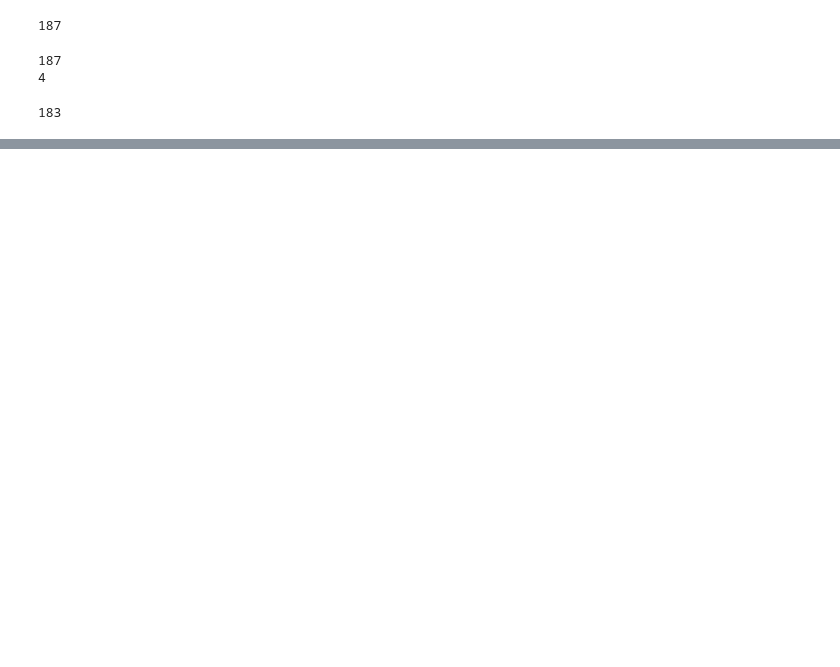
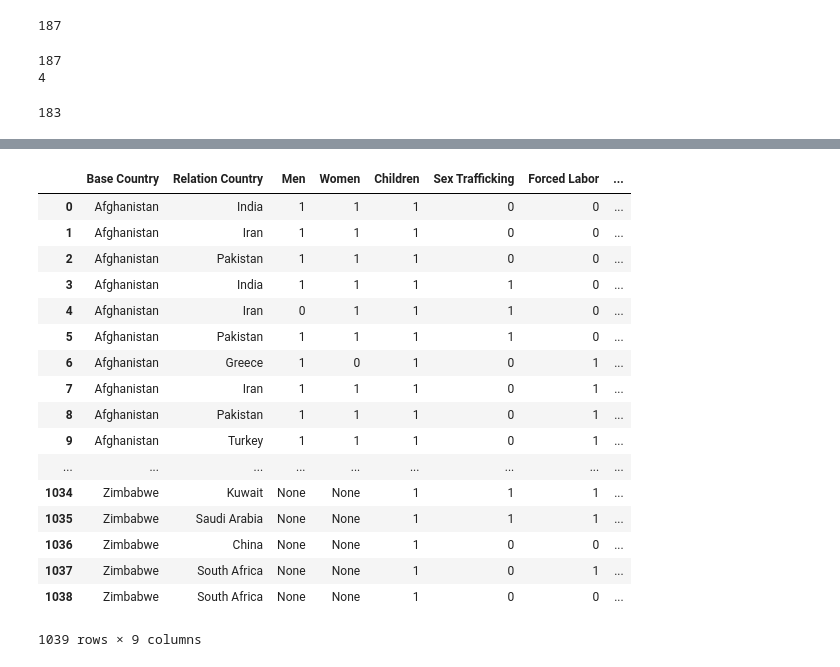
Before and after one commit to remco-mooij/human-trafficking, a Jupyter notebook: tolu.ipynb, the cells around one changed output, grey strips where cells are left out. Drawn from its saved outputs; the diff is of its cells as text; code cells hidden in the pictures; blank space fills up the shorter version.

```diff
--- a/tolu.ipynb
+++ b/tolu.ipynb
@@ -92,11 +93,11 @@ def extract_info(countries_list,text):
         else:
             countries_up.append(i.upper()+":")
     new_list = []
-    a = text.split(countries_list[0])
-    for i in range(len(countries_list)-1):
-        a = a[1].split(countries_list[i+1])
+    a = text.split(countries_up[0])
+    for i in range(len(countries_up)-1):
+        a = a[1].split(countries_up[i+1])
         new_list.append(a[0])
-        if i+1 == len(countries_list)-1:
+        if i+1 == len(countries_up)-1:
             new_list.append(a[1].split("469RELEVANT INTERNATIONAL CONVENTIONS")[0])
     return new_list
 
@@ -259,2 +191,0 @@ combinations
-# %%
-b = [i for i in text for j in combinations if all(k in i for k in j)]
@@ -269,29 +191,0 @@ response = open("tolu1.ipynb.html")
-# %%
-text = response.read()
-
-soup = BeautifulSoup(text, 'lxml')
-# see some of the html
-print(soup.div)
-dictionary = {'nbformat': 4, 'nbformat_minor': 1, 'cells': [], 'metadata': {}}
-for d in soup.findAll("div"):
-    if 'class' in d.attrs.keys():
-        for clas in d.attrs["class"]:
-            if clas in ["text_cell_render", "input_area"]:
-                # code cell
-                if clas == "input_area":
-                    cell = {}
-                    cell['metadata'] = {}
-                    cell['outputs'] = []
-                    cell['source'] = [d.get_text()]
-                    cell['execution_count'] = None
-                    cell['cell_type'] = 'code'
-                    dictionary['cells'].append(cell)
-
-                else:
-                    cell = {}
-                    cell['metadata'] = {}
-
-                    cell['source'] = [d.decode_contents()]
-                    cell['cell_type'] = 'markdown'
-                    dictionary['cells'].append(cell)
-open('notebook.ipynb', 'w').write(json.dumps(dictionary))
@@ -300,0 +192,4 @@ None
+# %%
+a = list(trafficking_profile[100].values())[0].split(".")
+a = a[:len(a)-1]
+a
@@ -300,0 +290,21 @@ None
+# %%
+get_dataframe(countries,normal_countr,trafficking_profile)
+# %% [output]
+|  | Base Country | Relation Country | Men | Women | Children | Sex Trafficking | Forced Labor | ... |
+| 0 | Afghanistan | India | 1 | 1 | 1 | 0 | 0 | ... |
+| 1 | Afghanistan | Iran | 1 | 1 | 1 | 0 | 0 | ... |
+| 2 | Afghanistan | Pakistan | 1 | 1 | 1 | 0 | 0 | ... |
+| 3 | Afghanistan | India | 1 | 1 | 1 | 1 | 0 | ... |
+| 4 | Afghanistan | Iran | 0 | 1 | 1 | 1 | 0 | ... |
+| 5 | Afghanistan | Pakistan | 1 | 1 | 1 | 1 | 0 | ... |
+| 6 | Afghanistan | Greece | 1 | 0 | 1 | 0 | 1 | ... |
+| 7 | Afghanistan | Iran | 1 | 1 | 1 | 0 | 1 | ... |
+| 8 | Afghanistan | Pakistan | 1 | 1 | 1 | 0 | 1 | ... |
+| 9 | Afghanistan | Turkey | 1 | 1 | 1 | 0 | 1 | ... |
+| ... | ... | ... | ... | ... | ... | ... | ... | ... |
+| 1034 | Zimbabwe | Kuwait | None | None | 1 | 1 | 1 | ... |
+| 1035 | Zimbabwe | Saudi Arabia | None | None | 1 | 1 | 1 | ... |
+| 1036 | Zimbabwe | China | None | None | 1 | 0 | 0 | ... |
+| 1037 | Zimbabwe | South Africa | None | None | 1 | 0 | 1 | ... |
+| 1038 | Zimbabwe | South Africa | None | None | 1 | 0 | 0 | ... |
+1039 rows × 9 columns
```
Also changed, not shown: parts of 13 cells of this notebook.
